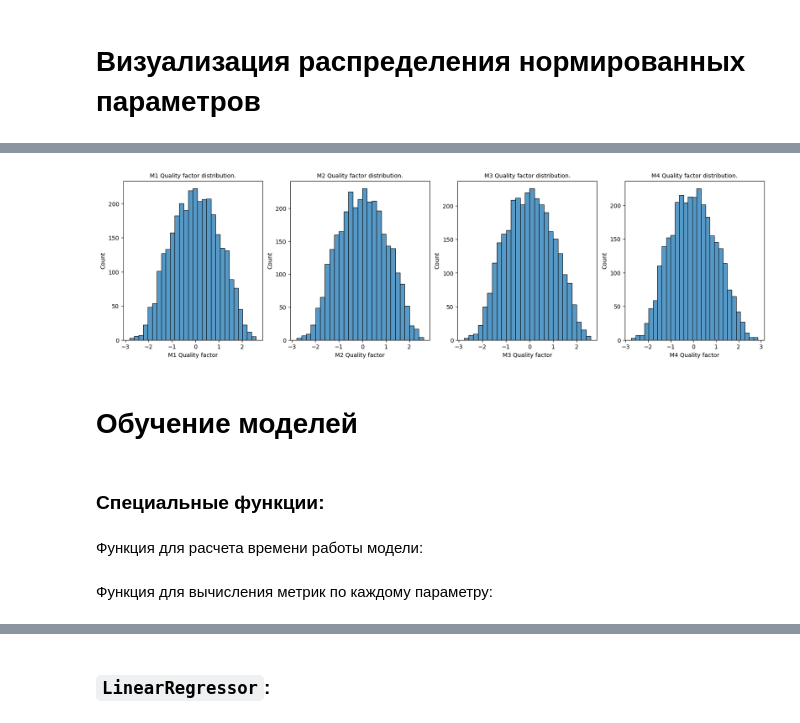
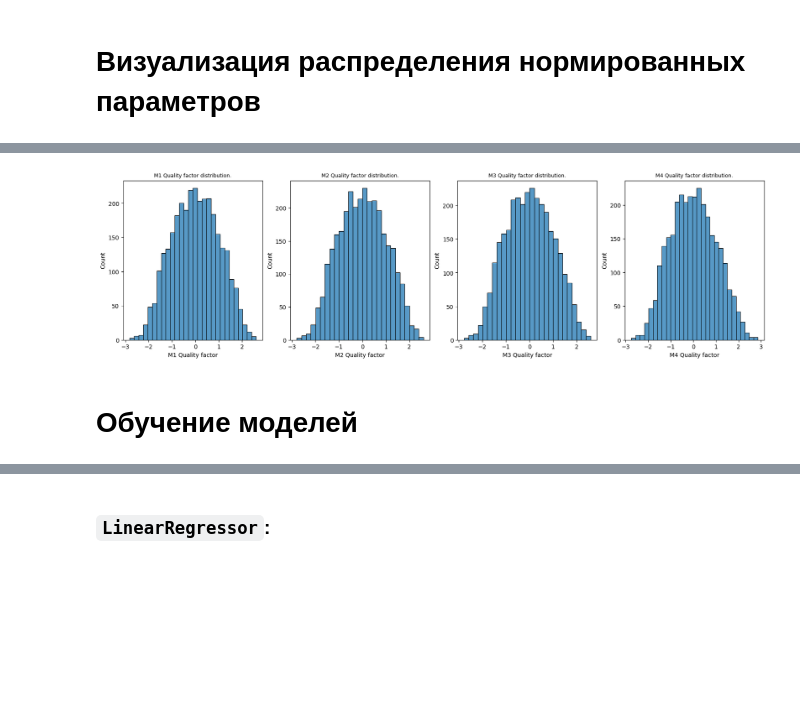
Before and after one commit to PolMix/nems_ai, a Jupyter notebook: Classic ML/Classic_ML.ipynb, the cells around one changed output, grey strips where cells are left out. Saved outputs shown, nothing was run; the diff lists cells and outputs as text; code cells hidden in the pictures; blank space fills up the shorter version.

```diff
--- a/Classic ML/Classic_ML.ipynb
+++ b/Classic ML/Classic_ML.ipynb
@@ -325,9 +214,0 @@ def plot_distribution_legacy(df, indices_to_plot: list, col_names, log_scale):
-# %%
-def plot_distribution(df, indices_to_plot, log_scale: bool):
-    col_names = list(df.columns)
-    plot_distribution_legacy(df, indices_to_plot=indices_to_plot, col_names=col_names, log_scale=log_scale)
-# %%
-index_plot = 1
-plot_distribution(y_train, indices_to_plot=[1, index_plot + 5, index_plot + 10, index_plot + 15], log_scale=False)
-# %% [output]
-[figure, removed]
@@ -336,6 +215,9 @@ y_train.describe()
+# %%
+from classic_ml import plot_distribution
+
+plot_distribution(df=y_train, param_name='Quality factor',
+                  log_scale=False, font_size=0.25)
+# %% [output]
+[figure, added]
 # %% [markdown]
 # Обучение моделей
-# %% [markdown]
-### Специальные функции:
-# %% [markdown]
-Функция для расчета времени работы модели:
@@ -350,2 +223,0 @@ def get_elapsed_time(model, x_train, num_samples):
-# %% [markdown]
-Функция для вычисления метрик по каждому параметру:
```
Also changed, not shown: parts of 83 cells of this notebook.
